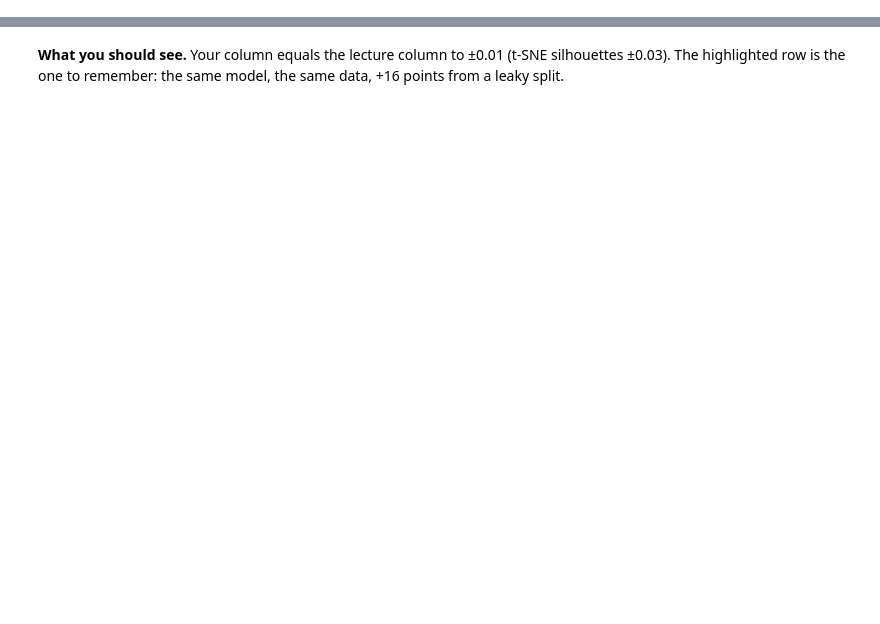
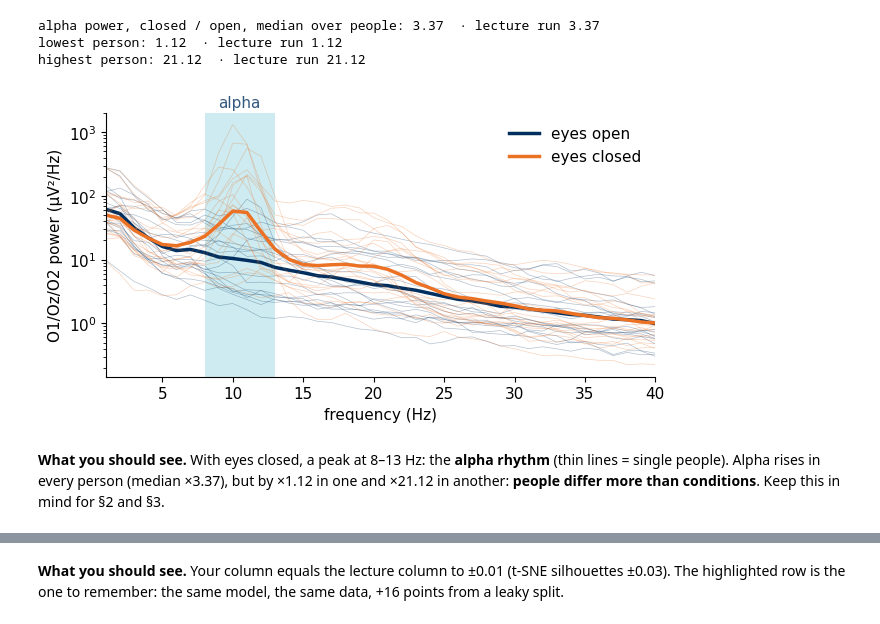
Before and after one commit to gon-uri/ITBA2026, a Jupyter notebook: notebook/ml_neural_ts_notebook.ipynb, the cells around one changed output, grey strips where cells are left out. Saved outputs shown, nothing was run; the diff lists cells and outputs as text; code cells hidden in the pictures; blank space fills up the shorter version.

Commit message:
Notebook: shorter, essentials only
Co-Authored-By: Claude Opus 5.5 <noreply@anthropic.com>

```diff
--- a/notebook/ml_neural_ts_notebook.ipynb
+++ b/notebook/ml_neural_ts_notebook.ipynb
@@ -1796,20 +0,0 @@ PCA of the 155 tangent connectomes, no labels used.
-# %%
-# §7.3 · (optional) PCA of the tangent connectomes of all 155 people; PC1 vs head motion and vs age
-need("ts")
-tan_all = ConnectivityMeasure(kind="tangent", vectorize=True, discard_diagonal=True).fit_transform(ts)
-pca_f = PCA(n_components=5, svd_solver="full", random_state=SEED).fit(tan_all)
-pc1 = pca_f.transform(tan_all)[:, 0]
-show("variance explained by PC1", pca_f.explained_variance_ratio_[0], key="dev_pca_explained_variance_ratio_pc1", nd=3)
-rho_fd, rho_age = spearmanr(pc1, fd_mean).statistic, spearmanr(pc1, age).statistic
-show("Spearman ρ, PC1 vs head motion", rho_fd, key="dev_pca_spearman_pc1_meanfd_all")
-show("Spearman ρ, PC1 vs age", rho_age, key="dev_pca_spearman_pc1_age_all")
-show("Spearman ρ, PC1 vs age, children only", spearmanr(pc1[~is_adult], age[~is_adult]).statistic,
-     key="dev_pca_spearman_pc1_age_children")
-note("fmri_pca", rho_fd, rho_age)
-fig, axs = plt.subplots(1, 2, figsize=(9, 3.4), sharey=True)
-for ax, v, name, rho in ((axs[0], fd_mean, "mean head motion, FD (mm)", rho_fd), (axs[1], age, "age (y)", rho_age)):
-    ax.scatter(v[~is_adult], pc1[~is_adult], s=14, color=CHILD_C, label="children")
-    ax.scatter(v[is_adult], pc1[is_adult], s=14, color=ADULT_C, label="adults")
-    ax.set_xlabel(name); ax.set_title(f"ρ = {num(rho)}", fontsize=11)
-axs[0].set_ylabel("PC1"); axs[0].legend(frameon=False, fontsize=9)
-plt.tight_layout(); plt.show()
@@ -1836,0 +353,45 @@ Compare the table with your neighbours: we look at it together right after the n
+# %%
+# §1 · Spectrum of every window (1-40 Hz); back-of-head (O1/Oz/O2) spectra, eyes open vs closed
+need("y")
+if X is not None:
+    f_all, P_all = welch(X, fs=SFREQ, nperseg=160, noverlap=80, axis=-1)
+    keep = (f_all >= 1) & (f_all <= 40)
+    freqs = f_all[keep]
+    logP = np.log10(P_all[..., keep] * 1e12)                 # (1200, 64, 40) log10 µV²/Hz
+    del P_all
+else:
+    freqs, logP = fb["f"], fb["logP"].astype(np.float64)
+occ = [ch_names.index(c) for c in OCC]
+front = [ch_names.index(c) for c in FRONT]
+
+
+def in_band(lo, hi):
+    return (freqs >= lo) & (freqs <= hi)
+
+
+occ_alpha = (10 ** logP[:, occ][:, :, in_band(*ALPHA)]).mean(axis=(1, 2))     # µV²/Hz per window
+ratio = np.array([occ_alpha[(g == s) & (y == 1)].mean() / occ_alpha[(g == s) & (y == 0)].mean() for s in SUBJECTS])
+show("alpha power, closed / open, median over people", np.median(ratio), key="alpha_ratio_median")
+show("lowest person", ratio.min(), key="alpha_ratio_min")
+show("highest person", ratio.max(), key="alpha_ratio_max")
+
+fig, ax = plt.subplots(figsize=(6.5, 3.6))
+ax.axvspan(*ALPHA, color=LIGHTBLUE, alpha=0.6, lw=0)
+for lab, col, name in ((0, EO_C, "eyes open"), (1, EC_C, "eyes closed")):
+    pp = np.array([logP[(g == s) & (y == lab)][:, occ].mean(axis=(0, 1)) for s in SUBJECTS])
+    for row in pp:
+        ax.plot(freqs, 10 ** row, color=col, lw=0.5, alpha=0.3)
+    ax.plot(freqs, 10 ** pp.mean(0), color=col, lw=2.5, label=name)
+ax.text(10.5, 1.02, "alpha", transform=ax.get_xaxis_transform(), ha="center", color=STEEL)
+ax.set_yscale("log"); ax.set_xlim(1, 40)
+ax.set_xlabel("frequency (Hz)"); ax.set_ylabel("O1/Oz/O2 power (µV²/Hz)"); ax.legend(frameon=False)
+plt.tight_layout(); plt.show()
+# %% [output]
+alpha power, closed / open, median over people: 3.37  · lecture run 3.37
+lowest person: 1.12  · lecture run 1.12
+highest person: 21.12  · lecture run 21.12
+[figure, added]
+# %% [markdown]
+**What you should see.** With eyes closed, a peak at 8–13 Hz: the **alpha rhythm** (thin lines = single people).
+Alpha rises in every person (median ×3.37), but by ×1.12 in one and
+×21.12 in another: **people differ more than conditions**. Keep this in mind for §2 and §3.
```
Also changed, not shown: parts of 160 cells of this notebook.
